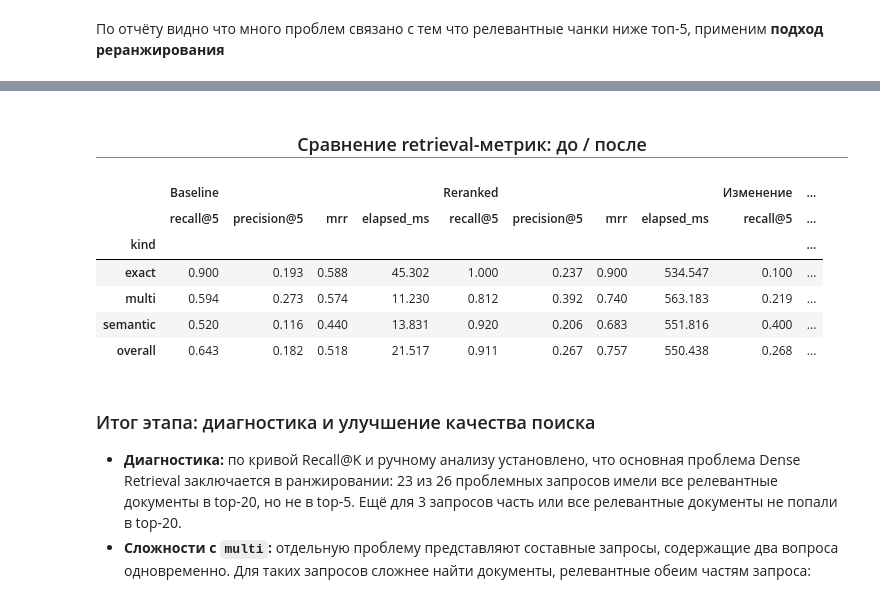
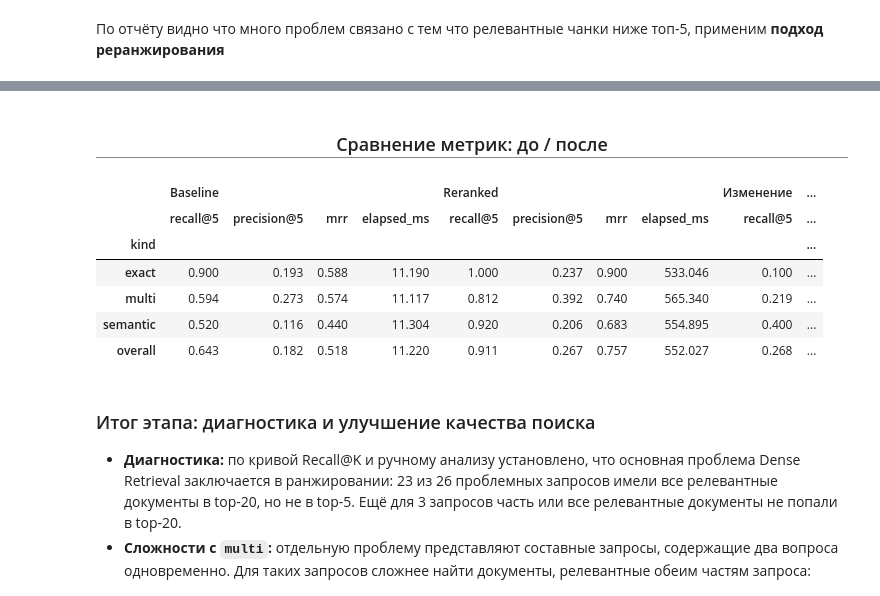
Before and after one commit to nda86/yp_rag, a Jupyter notebook: 3 RAG.ipynb, the cells around one changed output, grey strips where cells are left out. Cells and saved outputs as stored; diff of their text form; code cells hidden in the pictures.

```diff
--- a/3 RAG.ipynb
+++ b/3 RAG.ipynb
@@ -489,8 +490,8 @@ def compare_metrics(
     before_df: pd.DataFrame,
     after_name: str,
     after_df: pd.DataFrame,
+    cols: list[str],
 ):
-    cols = ["recall@5", "precision@5", "mrr", "elapsed_ms"]
 
     # Средние метрики по типам запросов.
     before = before_df.groupby("kind")[cols].mean()
@@ -518,21 +519,21 @@ def compare_metrics(
     compare = pd.concat([compare, delta], axis=1)
 
     show(
-        title="Сравнение retrieval-метрик: до / после",
+        title="Сравнение метрик: до / после",
         df=compare.round(3),
     )
 # %%
 
-compare_metrics(before_name="Baseline", before_df=baseline_metrics, after_name="Reranked", after_df=rerank_metrics)
+compare_metrics(before_name="Baseline", before_df=baseline_metrics, after_name="Reranked", after_df=rerank_metrics, cols=["recall@5", "precision@5", "mrr", "elapsed_ms"])
 # %% [output]
-Сравнение retrieval-метрик: до / после
+Сравнение метрик: до / после
 |  | Baseline |  |  |  | Reranked |  |  |  | Изменение | ... |
 |  | recall@5 | precision@5 | mrr | elapsed_ms | recall@5 | precision@5 | mrr | elapsed_ms | recall@5 | ... |
 | kind |  |  |  |  |  |  |  |  |  | ... |
-| exact | 0.900 | 0.193 | 0.588 | 45.302 | 1.000 | 0.237 | 0.900 | 534.547 | 0.100 | ... |
-| multi | 0.594 | 0.273 | 0.574 | 11.230 | 0.812 | 0.392 | 0.740 | 563.183 | 0.219 | ... |
-| semantic | 0.520 | 0.116 | 0.440 | 13.831 | 0.920 | 0.206 | 0.683 | 551.816 | 0.400 | ... |
-| overall | 0.643 | 0.182 | 0.518 | 21.517 | 0.911 | 0.267 | 0.757 | 550.438 | 0.268 | ... |
+| exact | 0.900 | 0.193 | 0.588 | 11.190 | 1.000 | 0.237 | 0.900 | 533.046 | 0.100 | ... |
+| multi | 0.594 | 0.273 | 0.574 | 11.117 | 0.812 | 0.392 | 0.740 | 565.340 | 0.219 | ... |
+| semantic | 0.520 | 0.116 | 0.440 | 11.304 | 0.920 | 0.206 | 0.683 | 554.895 | 0.400 | ... |
+| overall | 0.643 | 0.182 | 0.518 | 11.220 | 0.911 | 0.267 | 0.757 | 552.027 | 0.268 | ... |
 # %% [markdown]
 ### Итог этапа: диагностика и улучшение качества поиска
 
```
Also changed, not shown: parts of 26 cells of this notebook, 6 other files.
